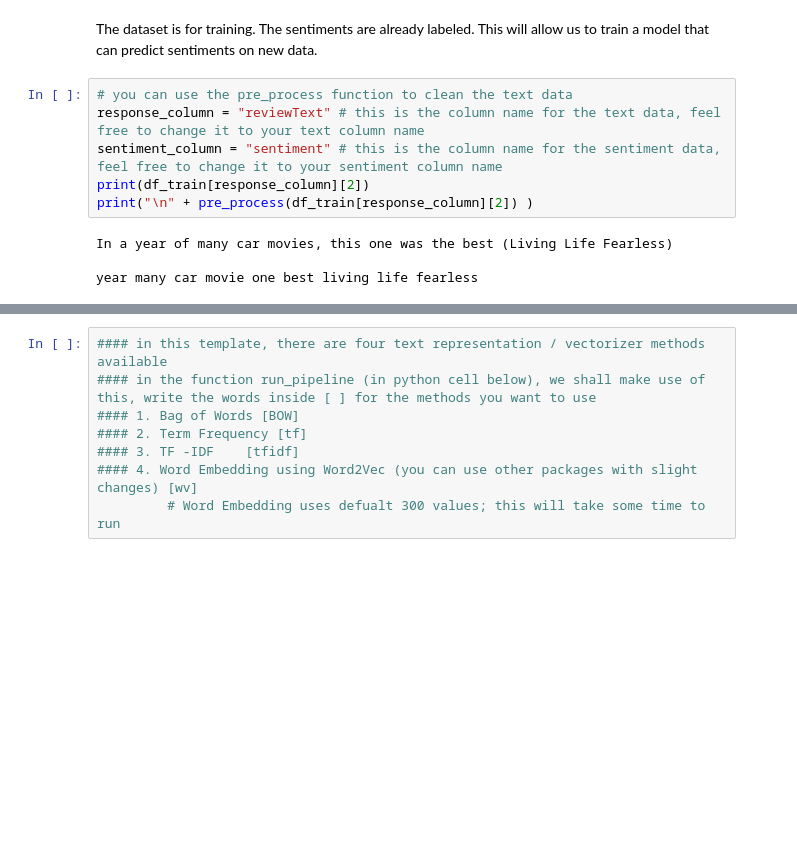
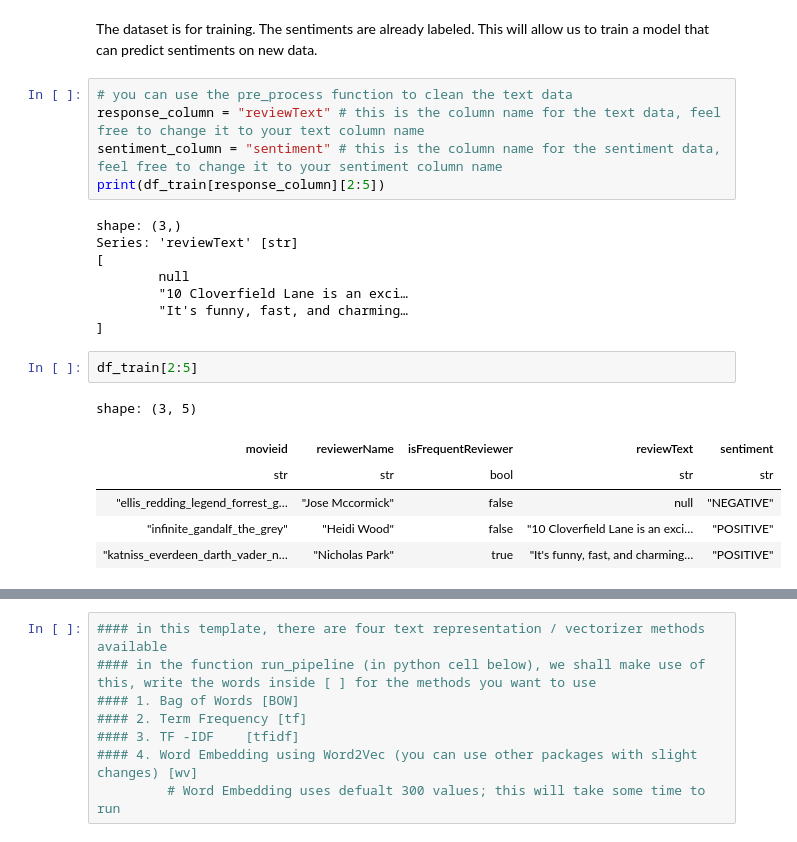
Before and after one commit to AlabhyaMe/quick_sentiments, a Jupyter notebook: DEMO sentiment prediction.ipynb, the cells around one changed output, grey strips where cells are left out. Cells and saved outputs as stored; diff of their text form; blank space fills up the shorter version.

```diff
--- a/DEMO sentiment prediction.ipynb
+++ b/DEMO sentiment prediction.ipynb
@@ -93,9 +82,21 @@ The dataset is for training. The sentiments are already labeled. This will allow
 # you can use the pre_process function to clean the text data
 response_column = "reviewText" # this is the column name for the text data, feel free to change it to your text column name
 sentiment_column = "sentiment" # this is the column name for the sentiment data, feel free to change it to your sentiment column name
-print(df_train[response_column][2])
-print("\n" + pre_process(df_train[response_column][2]) )
+print(df_train[response_column][2:5])
 # %% [output]
-In a year of many car movies, this one was the best (Living Life Fearless)
-
-year many car movie one best living life fearless
+shape: (3,)
+Series: 'reviewText' [str]
+[
+        null
+        "10 Cloverfield Lane is an exci…
+        "It's funny, fast, and charming…
+]
+# %%
+df_train[2:5]
+# %% [output]
+shape: (3, 5)
+| movieid | reviewerName | isFrequentReviewer | reviewText | sentiment |
+| str | str | bool | str | str |
+| "ellis_redding_legend_forrest_g… | "Jose Mccormick" | false | null | "NEGATIVE" |
+| "infinite_gandalf_the_grey" | "Heidi Wood" | false | "10 Cloverfield Lane is an exci… | "POSITIVE" |
+| "katniss_everdeen_darth_vader_n… | "Nicholas Park" | true | "It's funny, fast, and charming… | "POSITIVE" |
```
Also changed, not shown: parts of 10 cells of this notebook, 8 other files.
